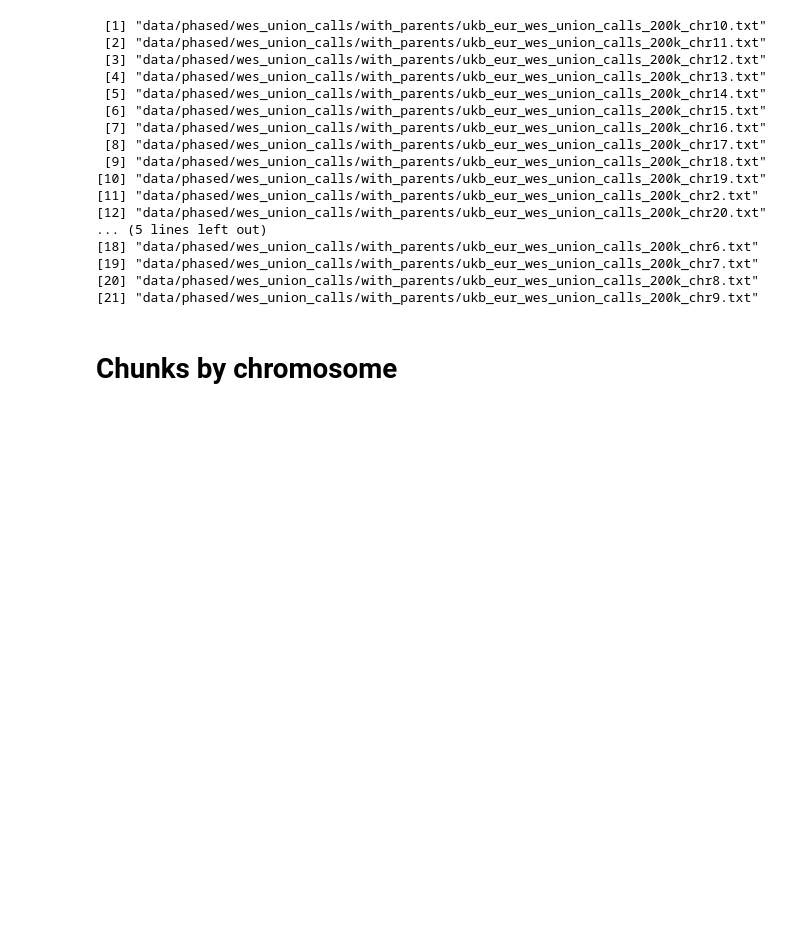
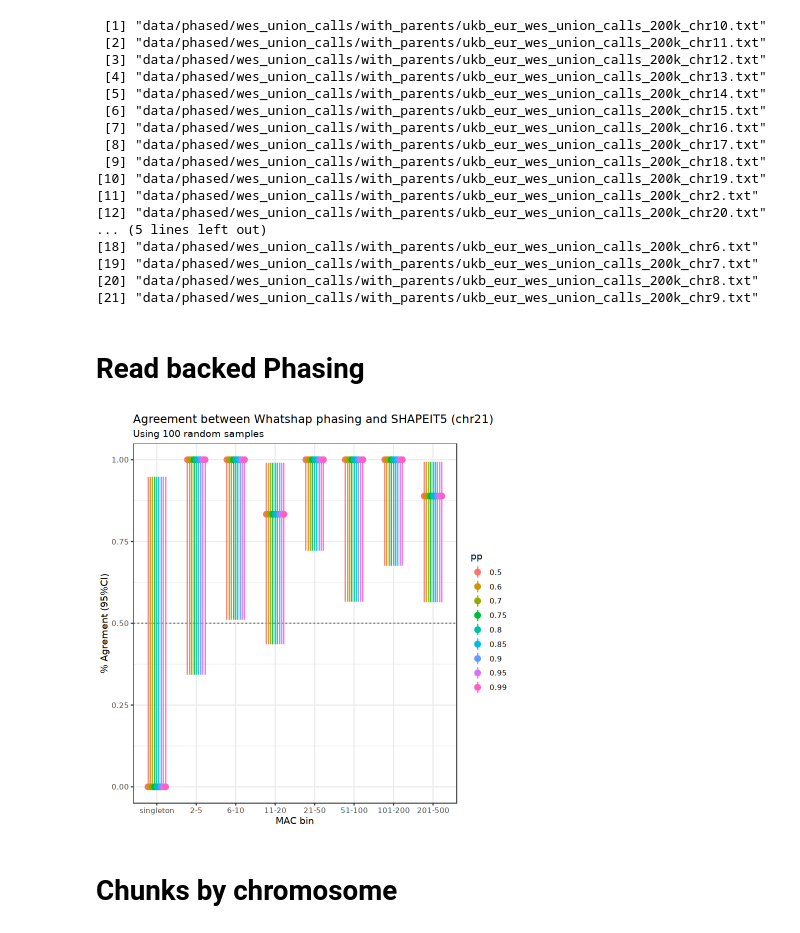
Before and after one commit to frhl/wes_ko_ukbb, a Jupyter notebook: notebooks/220824_transfer_figure1_plots.ipynb, the cells around one changed output. Cells and saved outputs as stored; diff of their text form; code cells hidden in the pictures; blank space fills up the shorter version.

```diff
--- a/notebooks/220824_transfer_figure1_plots.ipynb
+++ b/notebooks/220824_transfer_figure1_plots.ipynb
@@ -112,6 +141,25 @@ files
 [19] "data/phased/wes_union_calls/with_parents/ukb_eur_wes_union_calls_200k_chr7.txt"
 [20] "data/phased/wes_union_calls/with_parents/ukb_eur_wes_union_calls_200k_chr8.txt"
 [21] "data/phased/wes_union_calls/with_parents/ukb_eur_wes_union_calls_200k_chr9.txt"
+# %% [markdown]
+# Read backed Phasing
+# %%
+final <- fread('data/prephased/wes_union_calls/221124_whatshap_s5_agreement_n10000.txt')
+# %%
+final$pp <- factor(final$pp)
+final$bin <- factor(final$bin, levels = labels)
+# %%
+final$bin <- factor(final$bin, levels = labels)
+# %%
+ggplot(final, aes(x=bin,y=pointest, ymin=lower, ymax=upper, color = pp )) +
+    geom_hline(yintercept = 0.5, linetype = 'dashed', alpha = 0.5) +
+    geom_pointrange(position = position_dodge(width = 0.5)) +
+    xlab("MAC bin") +
+    ylab("% Agrement (95%CI)") +
+    theme_bw() +
+    ggtitle("Agreement between Whatshap phasing and SHAPEIT5 (chr21)","Using 100 random samples")
+# %% [output]
+[figure, added]
 # %% [markdown]
 # Chunks by chromosome
 # %%
```
Also changed, not shown: parts of 5 cells of this notebook, 2 other files.
